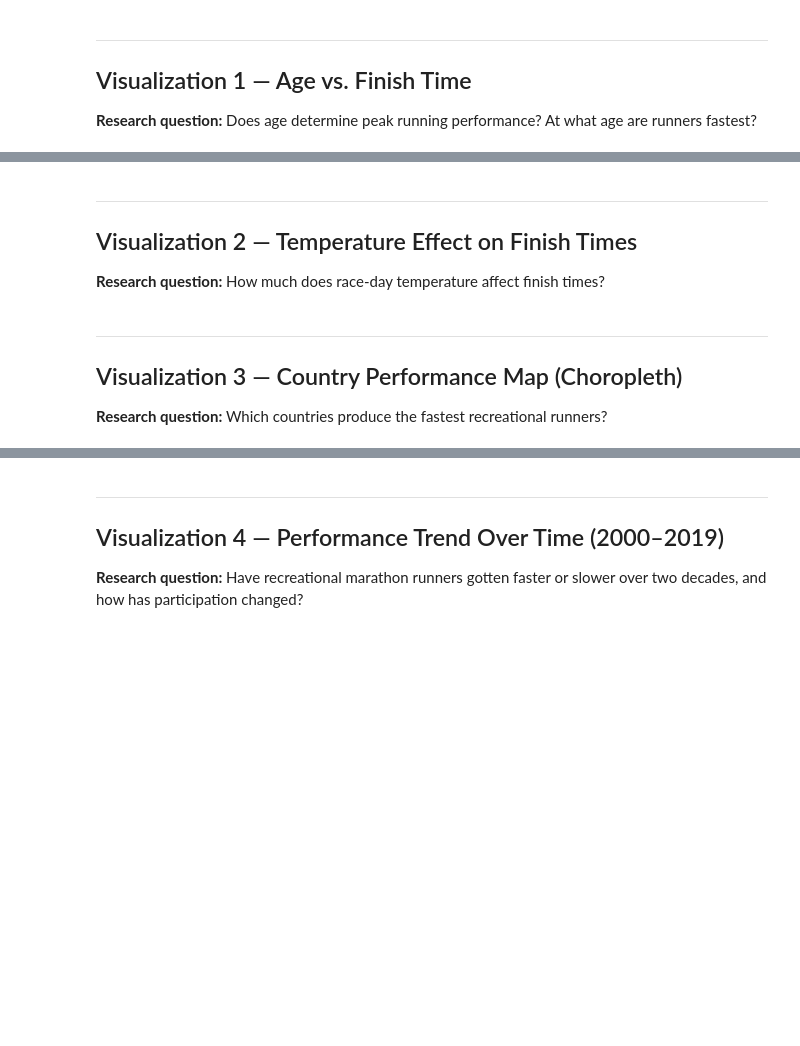
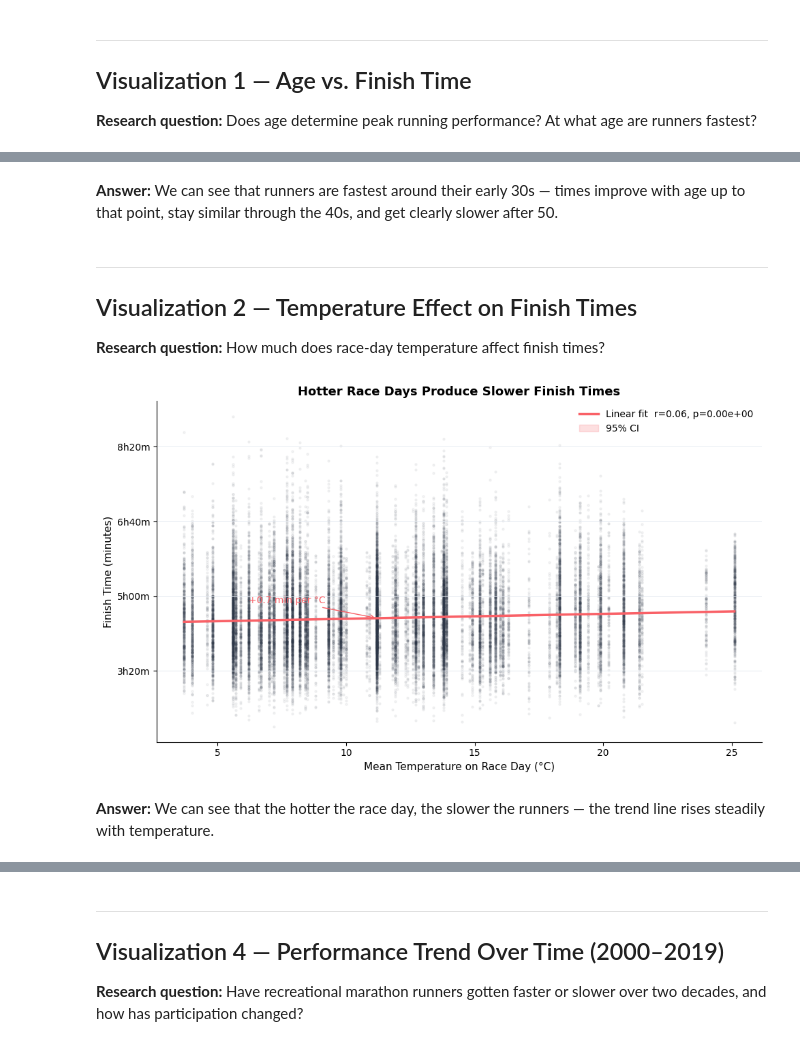
Before and after one commit to ulysseauplat/what-makes-a-runner-fast, a Jupyter notebook: notebooks/05_visualizations.ipynb, the cells around one changed output, grey strips where cells are left out. Cells and saved outputs as stored; diff of their text form; code cells hidden in the pictures; blank space fills up the shorter version.

Commit message:
updated notebooks answers

```diff
--- a/notebooks/05_visualizations.ipynb
+++ b/notebooks/05_visualizations.ipynb
@@ -15,8 +15,17 @@ PROC_DIR   = '../data/processed'
 CHARTS_DIR = '../charts'
 os.makedirs(CHARTS_DIR, exist_ok=True)
 
-master = pd.read_csv(os.path.join(PROC_DIR, 'master.csv'), low_memory=False)
-print(f'Master: {master.shape}')
+# Load ONLY the columns the charts use, with compact dtypes.
+# The full master.csv (26 columns, many strings) needs several GB of RAM
+# and crashes small machines; this subset needs ~100 MB.
+USECOLS = ['age', 'finish_min', 'gender', 'year',
+           'temp_mean_c', 'wind_kmh', 'precip_mm', 'strava_weekly_km']
+DTYPES  = {'age': 'float32', 'finish_min': 'float32', 'gender': 'category',
+           'year': 'float32', 'temp_mean_c': 'float32', 'wind_kmh': 'float32',
+           'precip_mm': 'float32', 'strava_weekly_km': 'float32'}
+
+master = pd.read_csv(os.path.join(PROC_DIR, 'master.csv'), usecols=USECOLS, dtype=DTYPES)
+print(f'Master: {master.shape} — {master.memory_usage(deep=True).sum() / 1e6:.0f} MB in RAM')
 
 # ── Global style (applied once, affects all charts) ────────────────────────
 plt.rcParams.update({
@@ -29,7 +38,7 @@ plt.rcParams.update({
     'axes.grid':           True,
     'grid.color':          '#E2E8F0',
     'grid.linewidth':      0.6,
-    'grid.axis':           'y',
+    'axes.grid.axis':      'y',
     'font.family':         'DejaVu Sans',
     'font.size':           11,
     'axes.titlesize':      13,
@@ -104,3 +118,5 @@ plt.show()
+# %% [markdown]
+**Answer:** We can see that runners are fastest around their early 30s — times improve with age up to that point, stay similar through the 40s, and get clearly slower after 50.
 # %% [markdown]
 ---
 ## Visualization 2 — Temperature Effect on Finish Times
@@ -108,10 +124,7 @@ plt.show()
 # %%
 df3 = master.dropna(subset=['temp_mean_c', 'finish_min']).copy()
 
-# Use median finish time per (city, race_date) to avoid individual noise
-grp = df3.groupby(['temp_mean_c'])['finish_min'].median().reset_index()
-# But also keep raw scatter
-# Sample raw points
+# Sample raw points for the scatter
 df3_scatter = df3.sample(min(30_000, len(df3)), random_state=42)
 
 # Regression
@@ -126,35 +139,33 @@ ssx = ((df3['temp_mean_c'] - x_mean)**2).sum()
 s_err = np.sqrt(((df3['finish_min'] - (intercept + slope * df3['temp_mean_c']))**2).sum() / (n - 2))
 ci = stats.t.ppf(0.975, n - 2) * s_err * np.sqrt(1/n + (x_line - x_mean)**2 / ssx)
 
 fig, ax = plt.subplots(figsize=(10, 6))
 
 ax.scatter(df3_scatter['temp_mean_c'], df3_scatter['finish_min'],
            alpha=0.05, color=C_BOTH, s=5, rasterized=True)
 ax.plot(x_line, y_line, color=C_FEMALE, lw=2.5,
         label=f'Linear fit  r={r:.2f}, p={p:.2e}')
 ax.fill_between(x_line, y_line - ci, y_line + ci,
                 alpha=0.2, color=C_FEMALE, label='95% CI')
 
 # Annotate slope
 mid_x = df3['temp_mean_c'].median()
 ax.annotate(
     f'+{slope:.1f} min per °C',
     xy=(mid_x, intercept + slope * mid_x),
     xytext=(mid_x - 5, intercept + slope * mid_x + 20),
     color=C_FEMALE, fontsize=10,
     arrowprops=dict(arrowstyle='->', color=C_FEMALE, lw=1)
 )
 
 ax.set_title('Hotter Race Days Produce Slower Finish Times')
 ax.set_xlabel('Mean Temperature on Race Day (°C)')
 ax.set_ylabel('Finish Time (minutes)')
 ax.yaxis.set_major_formatter(ticker.FuncFormatter(lambda x, _: f'{int(x//60)}h{int(x%60):02d}m'))
 ax.legend()
 
 plt.tight_layout()
-plt.savefig(os.path.join(CHARTS_DIR, '03_temp_vs_time.png'), dpi=150, bbox_inches='tight')
+plt.savefig(os.path.join(CHARTS_DIR, '02_temp_vs_time.png'), dpi=150, bbox_inches='tight')
 plt.show()
+# %% [output]
+[figure, added]
-# %% [markdown]
----
-## Visualization 3 — Country Performance Map (Choropleth)
-**Research question:** Which countries produce the fastest recreational runners?
@@ -186,0 +172,2 @@ else:
+# %% [markdown]
+**Answer:** We can see that the hotter the race day, the slower the runners — the trend line rises steadily with temperature.
```
Also changed, not shown: parts of 15 cells of this notebook, 17 other files.
